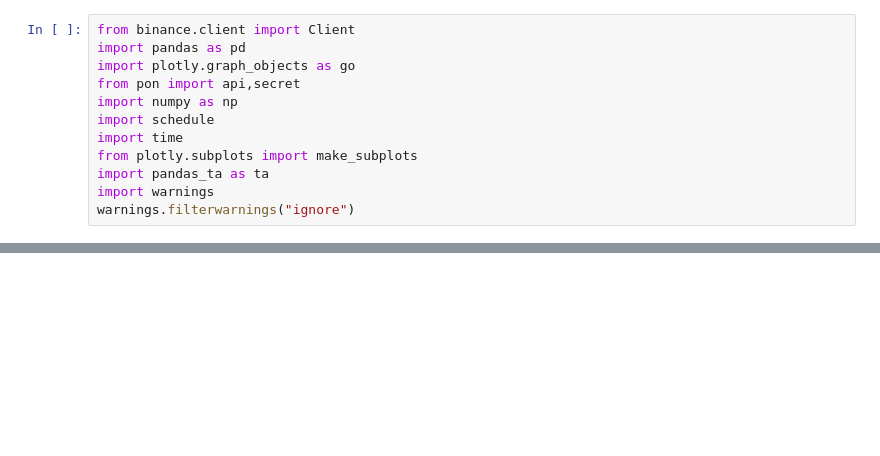
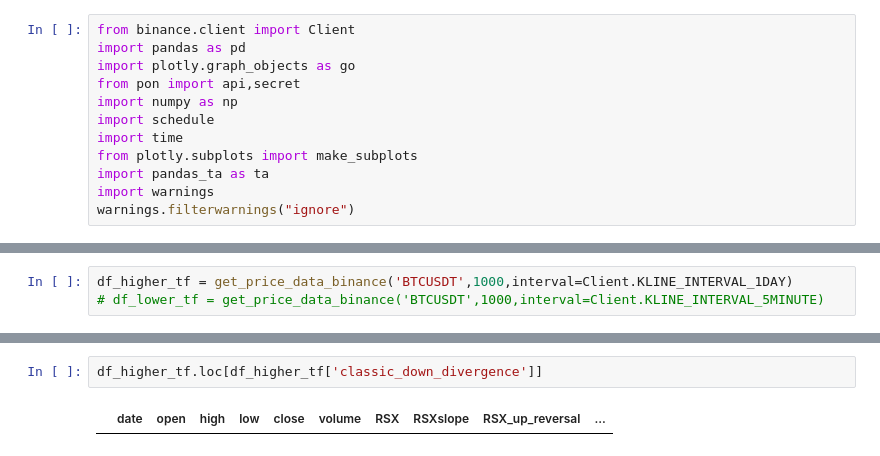
Before and after one commit to zizzs3228/trading, a Jupyter notebook: testbot.ipynb, the cells around one changed output, grey strips where cells are left out. Saved outputs shown, nothing was run; the diff lists cells and outputs as text; blank space fills up the shorter version.

```diff
--- a/testbot.ipynb
+++ b/testbot.ipynb
@@ -236,2 +248,5 @@ def backtest(data: pd.DataFrame, buy_orders: list, sell_orders: list):
     )
+# %%
+df_higher_tf = get_price_data_binance('BTCUSDT',1000,interval=Client.KLINE_INTERVAL_1DAY)
+# df_lower_tf = get_price_data_binance('BTCUSDT',1000,interval=Client.KLINE_INTERVAL_5MINUTE)
 # %%
@@ -290,0 +324,4 @@ Total trades: 35 Total win trades: 27 Total lose trades: 8 Winrate: 77.14% Winra
+# %%
+df_higher_tf.loc[df_higher_tf['classic_down_divergence']]
+# %% [output]
+|  | date | open | high | low | close | volume | RSX | RSXslope | RSX_up_reversal | ... |
```
Also changed, not shown: parts of 2 cells of this notebook.
